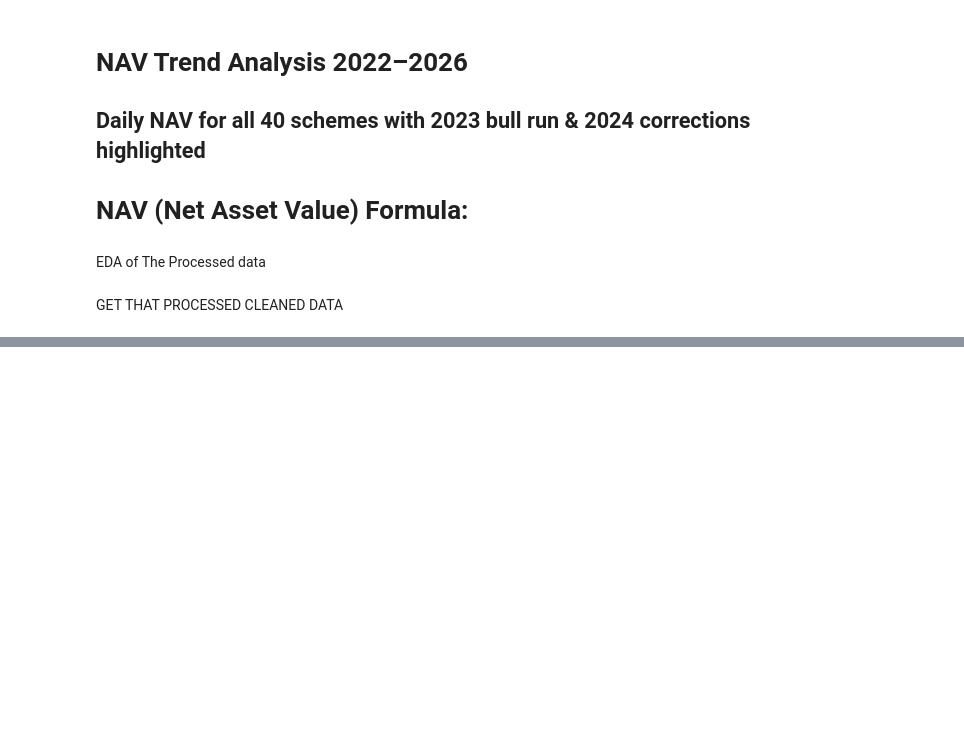
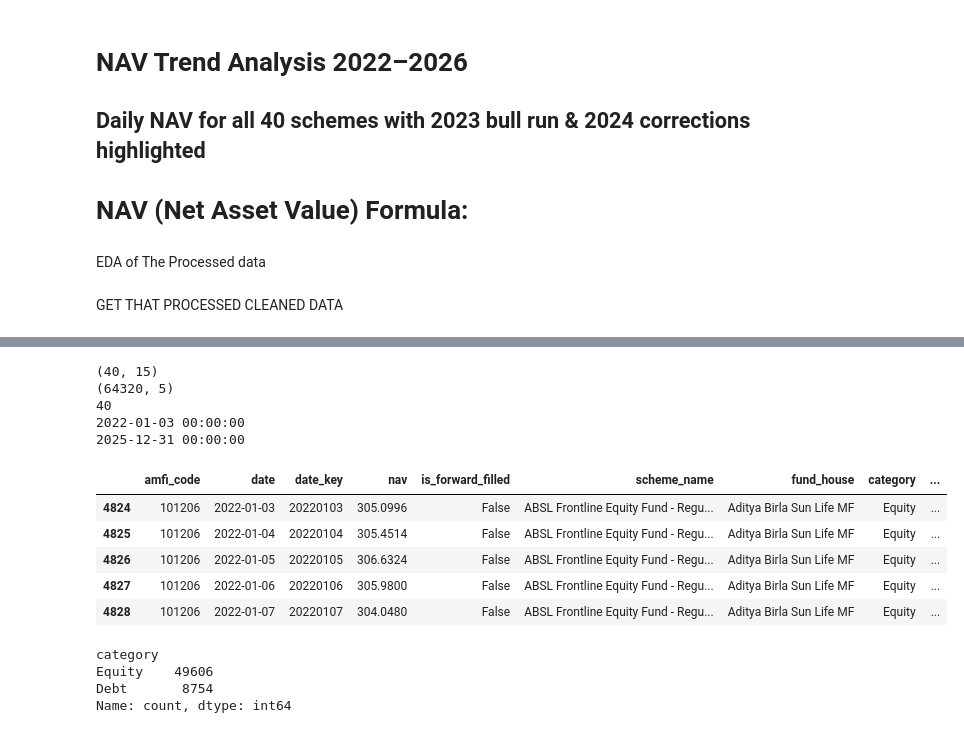
Before and after one commit to Siddharth-k7/Mutual-Fund-Analytics, a Jupyter notebook: EDA.ipynb, the cells around one changed output, grey strips where cells are left out. Cells and saved outputs as stored; diff of their text form; code cells hidden in the pictures; blank space fills up the shorter version.

Commit message:
NAV data usage is done

```diff
--- a/EDA.ipynb
+++ b/EDA.ipynb
@@ -17,3 +17,6 @@ from datetime import datetime
 GET THAT PROCESSED CLEANED DATA
 # %%
 fm = pd.read_csv("data/processed/01_fund_master.csv",parse_dates=["launch_date"])
+nav = pd.read_csv("data/processed/02_nav_history.csv",parse_dates=["date"])
+print("Fund Master Shape:", fm.shape)
+print("NAV History Shape:", nav.shape)
@@ -41,0 +39,5 @@ fm.describe(include="all")
+# %%
+nav_df=nav.merge(fm[[
+    "amfi_code","scheme_name","fund_house","category"
+    ]]
+    ,on="amfi_code",how="left") #Left Outer Join
@@ -41,0 +65,6 @@ fm.describe(include="all")
+# %%
+nav_df = nav_df[
+    (nav_df["date"] >= "2022-01-01")
+    &
+    (nav_df["date"] <= "2025-12-31")
+]
@@ -41,0 +105,36 @@ fm.describe(include="all")
+# %%
+print(fm.shape)
+print(nav.shape)
+print(nav_df["scheme_name"].nunique())
+print(nav_df["date"].min())
+print(nav_df["date"].max())
+# %% [output]
+(40, 15)
+(64320, 5)
+40
+2022-01-03 00:00:00
+2025-12-31 00:00:00
+# %%
+# sort
+nav_df=nav_df.sort_values(["scheme_name","date"])
+
+#First NAV of each scheme
+# so basically we are grouping the data by "scheme_name" and then applying the "transform" function to the "nav" column to get the first value of "nav" for each group (scheme). This will create a new column "first_nav" in the DataFrame where each row will have the first NAV value corresponding to its scheme.
+first_nav=nav_df.groupby(
+    "scheme_name"
+    )["nav"].transform("first")
+
+#INDEX NAV = (Current NAV / First NAV) * 100
+
+nav_df["indexed_nav"]=(
+    nav_df["nav"]/first_nav
+)*100
+# %%
+nav_df.head()
+# %% [output]
+|  | amfi_code | date | date_key | nav | is_forward_filled | scheme_name | fund_house | category | ... |
+| 4824 | 101206 | 2022-01-03 | 20220103 | 305.0996 | False | ABSL Frontline Equity Fund - Regu... | Aditya Birla Sun Life MF | Equity | ... |
+| 4825 | 101206 | 2022-01-04 | 20220104 | 305.4514 | False | ABSL Frontline Equity Fund - Regu... | Aditya Birla Sun Life MF | Equity | ... |
+| 4826 | 101206 | 2022-01-05 | 20220105 | 306.6324 | False | ABSL Frontline Equity Fund - Regu... | Aditya Birla Sun Life MF | Equity | ... |
+| 4827 | 101206 | 2022-01-06 | 20220106 | 305.9800 | False | ABSL Frontline Equity Fund - Regu... | Aditya Birla Sun Life MF | Equity | ... |
+| 4828 | 101206 | 2022-01-07 | 20220107 | 304.0480 | False | ABSL Frontline Equity Fund - Regu... | Aditya Birla Sun Life MF | Equity | ... |
@@ -41,0 +188,7 @@ fm.describe(include="all")
+# %%
+nav_df["category"].value_counts()
+# %% [output]
+category
+Equity    49606
+Debt       8754
+Name: count, dtype: int64
```
Also changed, not shown: parts of 10 cells of this notebook.
